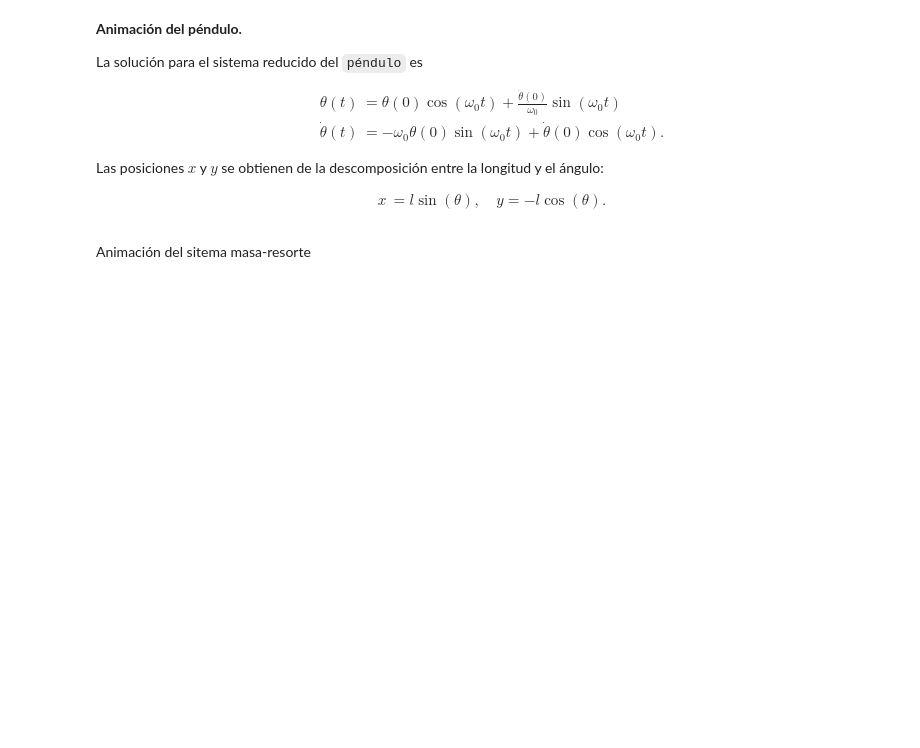
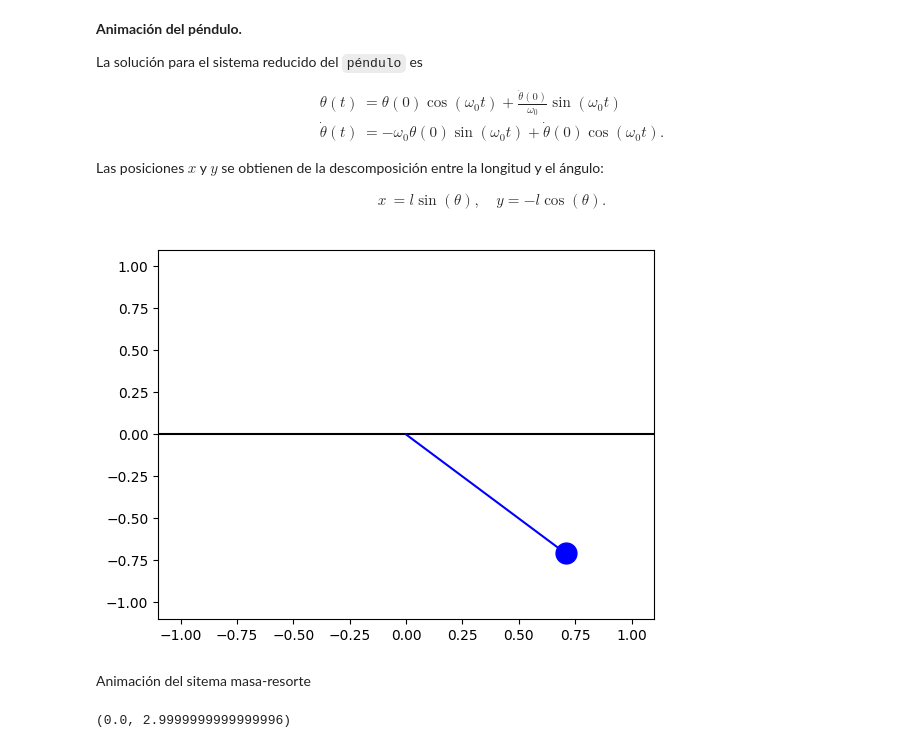
Before and after one commit to ArellanoMCarlos/SimMat_P2024, a Jupyter notebook: Módulo 3 - Ecuaciones diferenciales/Representación gráfica de la solución.ipynb, the cells around one changed output. Saved outputs shown, nothing was run; the diff lists cells and outputs as text; code cells hidden in the pictures; blank space fills up the shorter version.

Commit message:
Animación del sistema masa-resorte

```diff
--- a/Módulo 3 - Ecuaciones diferenciales/Representación gráfica de la solución.ipynb
+++ b/Módulo 3 - Ecuaciones diferenciales/Representación gráfica de la solución.ipynb
@@ -201,2 +226,29 @@ y = -l \cos(\theta) .
+# %%
+ln=plt.plot([-1,1],[0,0],'k')
+# %%
+def pendulo(t,th0,th0p,L):
+  g=9.81
+  w0=np.sqrt(g/L)
+  th=th0*np.cos(w0*t)+th0p/w0*np.sin(w0*t)
+  x=L*np.sin(th)
+  y=-L*np.cos(th)
+
+  plt.clf()
+  ln=plt.plot([-1.1*L,1.1*L],[0,0],'k',
+              [0,x],[0,y],'b',
+              x,y,'ob',ms=15)
+  plt.axis([-1.1*L,1.1*L,-1.1*L,1.1*L])
+  return ln
+# %%
+fig=plt.figure()
+Delta_t=0.1
+tiempo=np.arange(0,10,Delta_t)
+th0=np.pi/4
+th0p=0
+L=1
+anim=FuncAnimation(fig,pendulo,frames=tiempo,interval=Delta_t*1000,fargs=(th0,th0p,L),repeat=False)
+anim.save('pendulo.mp4',fps=10)
+# %% [output]
+[figure, added]
 # %% [markdown]
 Animación del sitema masa-resorte
@@ -202,0 +267,5 @@ Animación del sitema masa-resorte
+# %%
+x,y=resorte(3)
+x.min(),x.max()
+# %% [output]
+(0.0, 2.9999999999999996)
```
Also changed, not shown: parts of 13 cells of this notebook.
